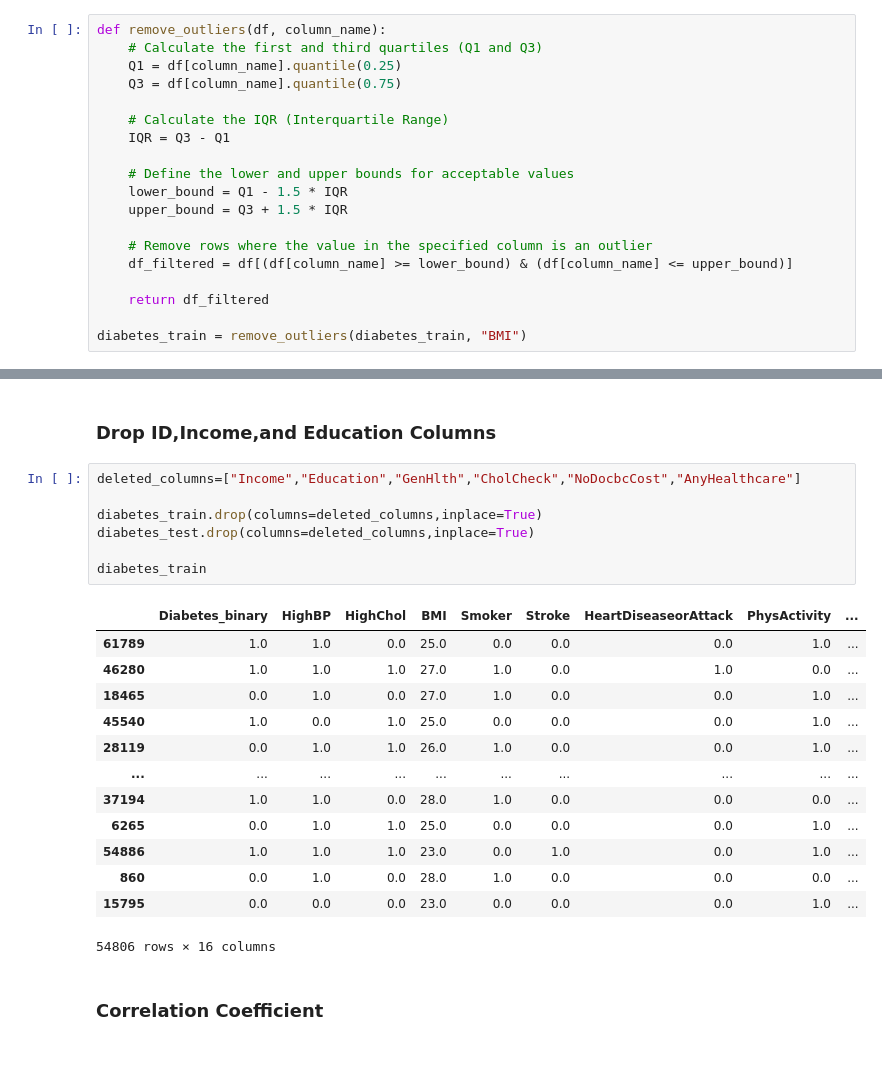
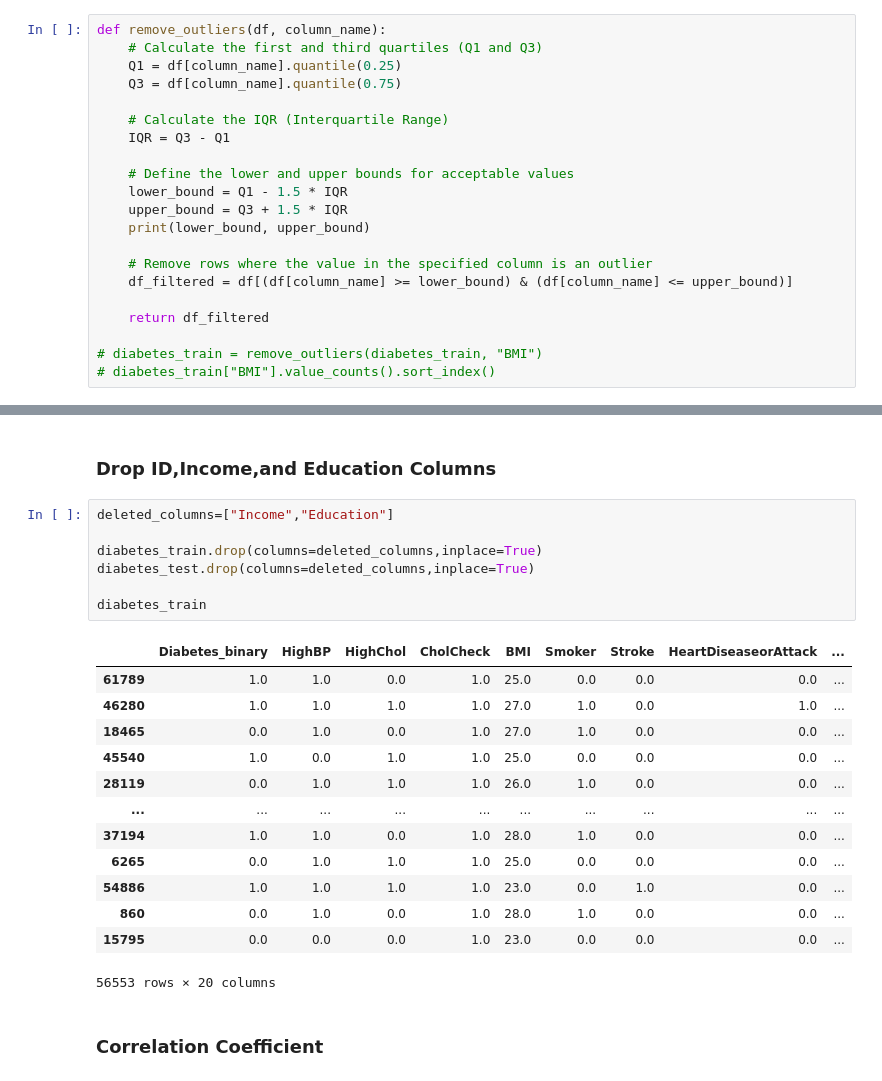
Before and after one commit to amjadAwad95/diabetes-prediction, a Jupyter notebook: src/EDA.ipynb, the cells around one changed output, grey strips where cells are left out. Cells and saved outputs as stored; diff of their text form.

```diff
--- a/src/EDA.ipynb
+++ b/src/EDA.ipynb
@@ -425,13 +425,15 @@ def remove_outliers(df, column_name):
     # Define the lower and upper bounds for acceptable values
     lower_bound = Q1 - 1.5 * IQR
     upper_bound = Q3 + 1.5 * IQR
+    print(lower_bound, upper_bound)
 
     # Remove rows where the value in the specified column is an outlier
     df_filtered = df[(df[column_name] >= lower_bound) & (df[column_name] <= upper_bound)]
 
     return df_filtered
 
-diabetes_train = remove_outliers(diabetes_train, "BMI")
+# diabetes_train = remove_outliers(diabetes_train, "BMI")
+# diabetes_train["BMI"].value_counts().sort_index()
 # %% [markdown]
 ### Visualizing Veggies data
 if the individual consumes veggies at least once per day
@@ -474,26 +476,26 @@ plt.show()
 # %% [markdown]
 ### Drop ID,Income,and Education Columns
 # %%
-deleted_columns=["Income","Education","GenHlth","CholCheck","NoDocbcCost","AnyHealthcare"]
+deleted_columns=["Income","Education"]
 
 diabetes_train.drop(columns=deleted_columns,inplace=True)
 diabetes_test.drop(columns=deleted_columns,inplace=True)
 
 diabetes_train
 # %% [output]
-|  | Diabetes_binary | HighBP | HighChol | BMI | Smoker | Stroke | HeartDiseaseorAttack | PhysActivity | ... |
-| 61789 | 1.0 | 1.0 | 0.0 | 25.0 | 0.0 | 0.0 | 0.0 | 1.0 | ... |
-| 46280 | 1.0 | 1.0 | 1.0 | 27.0 | 1.0 | 0.0 | 1.0 | 0.0 | ... |
-| 18465 | 0.0 | 1.0 | 0.0 | 27.0 | 1.0 | 0.0 | 0.0 | 1.0 | ... |
-| 45540 | 1.0 | 0.0 | 1.0 | 25.0 | 0.0 | 0.0 | 0.0 | 1.0 | ... |
-| 28119 | 0.0 | 1.0 | 1.0 | 26.0 | 1.0 | 0.0 | 0.0 | 1.0 | ... |
+|  | Diabetes_binary | HighBP | HighChol | CholCheck | BMI | Smoker | Stroke | HeartDiseaseorAttack | ... |
+| 61789 | 1.0 | 1.0 | 0.0 | 1.0 | 25.0 | 0.0 | 0.0 | 0.0 | ... |
+| 46280 | 1.0 | 1.0 | 1.0 | 1.0 | 27.0 | 1.0 | 0.0 | 1.0 | ... |
+| 18465 | 0.0 | 1.0 | 0.0 | 1.0 | 27.0 | 1.0 | 0.0 | 0.0 | ... |
+| 45540 | 1.0 | 0.0 | 1.0 | 1.0 | 25.0 | 0.0 | 0.0 | 0.0 | ... |
+| 28119 | 0.0 | 1.0 | 1.0 | 1.0 | 26.0 | 1.0 | 0.0 | 0.0 | ... |
 | ... | ... | ... | ... | ... | ... | ... | ... | ... | ... |
-| 37194 | 1.0 | 1.0 | 0.0 | 28.0 | 1.0 | 0.0 | 0.0 | 0.0 | ... |
-| 6265 | 0.0 | 1.0 | 1.0 | 25.0 | 0.0 | 0.0 | 0.0 | 1.0 | ... |
-| 54886 | 1.0 | 1.0 | 1.0 | 23.0 | 0.0 | 1.0 | 0.0 | 1.0 | ... |
-| 860 | 0.0 | 1.0 | 0.0 | 28.0 | 1.0 | 0.0 | 0.0 | 0.0 | ... |
-| 15795 | 0.0 | 0.0 | 0.0 | 23.0 | 0.0 | 0.0 | 0.0 | 1.0 | ... |
+| 37194 | 1.0 | 1.0 | 0.0 | 1.0 | 28.0 | 1.0 | 0.0 | 0.0 | ... |
+| 6265 | 0.0 | 1.0 | 1.0 | 1.0 | 25.0 | 0.0 | 0.0 | 0.0 | ... |
+| 54886 | 1.0 | 1.0 | 1.0 | 1.0 | 23.0 | 0.0 | 1.0 | 0.0 | ... |
+| 860 | 0.0 | 1.0 | 0.0 | 1.0 | 28.0 | 1.0 | 0.0 | 0.0 | ... |
+| 15795 | 0.0 | 0.0 | 0.0 | 1.0 | 23.0 | 0.0 | 0.0 | 0.0 | ... |
-54806 rows × 16 columns
+56553 rows × 20 columns
 # %% [markdown]
 ### Correlation Coefficient
 # %%
```
Also changed, not shown: parts of 45 cells of this notebook.
